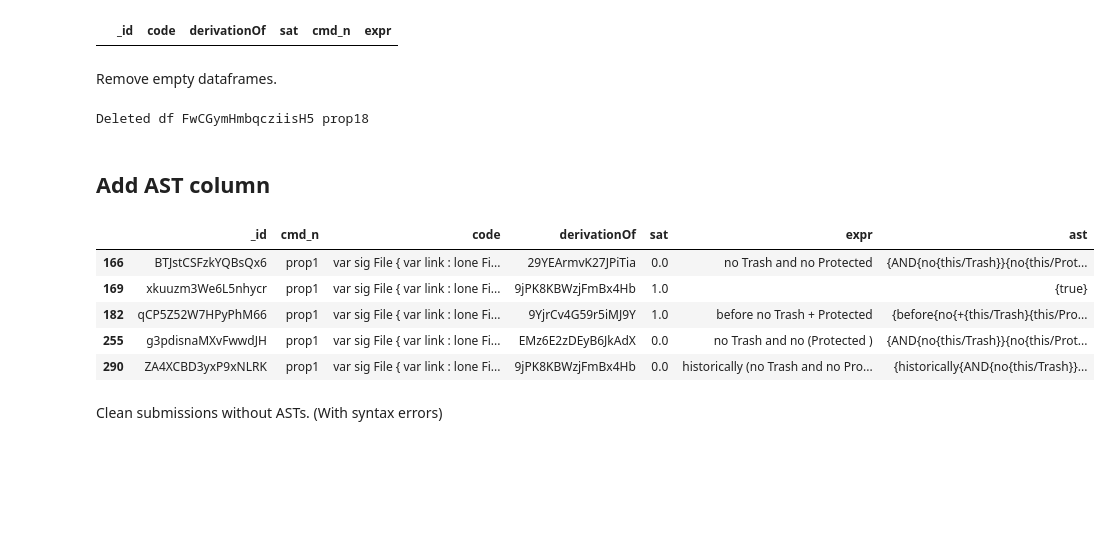
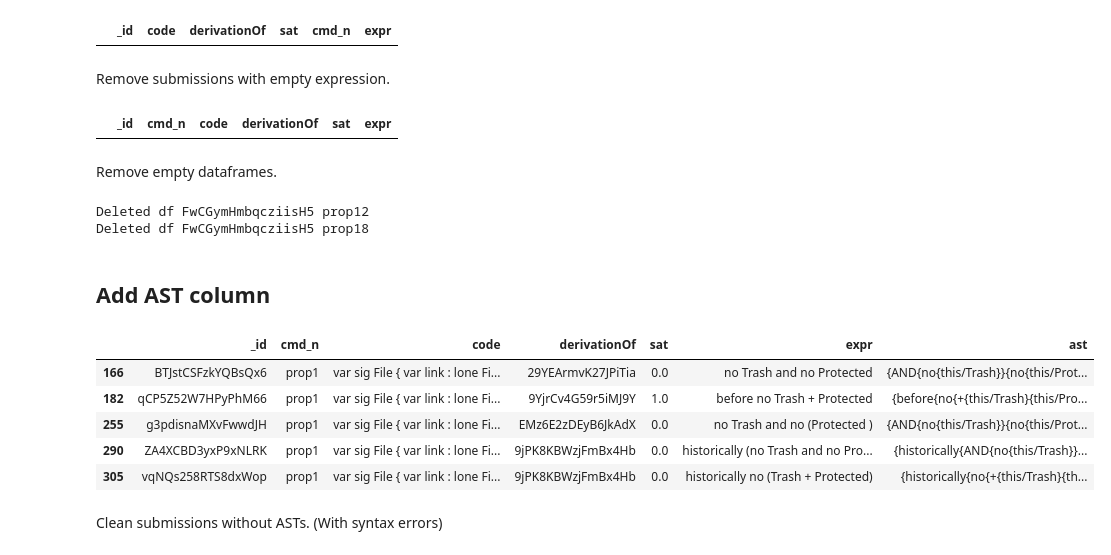
Before and after one commit to anaines14/HiGenA, a Jupyter notebook: data_preparation/notebook.ipynb, the cells around one changed output. Cells and saved outputs as stored; diff of their text form; code cells hidden in the pictures; blank space fills up the shorter version.

Commit message:
✨ (Add): remove empty submissions & add challenge to datasets

```diff
--- a/data_preparation/notebook.ipynb
+++ b/data_preparation/notebook.ipynb
@@ -500,6 +489,28 @@ dfInv4 = allDfs["zRAn69AocpkmxXZnW"]["inv4"]
 dfInv4[dfInv4["expr"].isnull()].head()
 # %% [output]
 |  | _id | code | derivationOf | sat | cmd_n | expr |
+# %% [markdown]
+Remove submissions with empty expression.
+# %%
+def dropEmptySolutions(allDfs):
+    # Drop the rows that are not checks
+    for cmdDfs in allDfs.values():
+        # Iterate over the predicates
+        for df in cmdDfs.values():
+            dfsToDrop = df[(df["expr"] == "")]
+            for index, row in dfsToDrop.iterrows():
+                df = shortCircuit(df, row, index)
+
+    return allDfs
+
+# Remove the rows with empty expressions
+dropEmptySolutions(allDfs)
+
+# Check
+df = allDfs["9jPK8KBWzjFmBx4Hb"]["prop1"]
+df[df["expr"] == ""].head()
+# %% [output]
+|  | _id | cmd_n | code | derivationOf | sat | expr |
 # %% [markdown]
 Remove empty dataframes.
 # %%
@@ -526,6 +537,7 @@ def deleteEmptyDfs(allDfs):
 
 allDfs = deleteEmptyDfs(allDfs)
 # %% [output]
+Deleted df FwCGymHmbqcziisH5 prop12
 Deleted df FwCGymHmbqcziisH5 prop18
 # %% [markdown]
 ## Add AST column
@@ -533,7 +545,7 @@ Deleted df FwCGymHmbqcziisH5 prop18
 def removeLogFile():
     # Remove the log file
     try:
-        os.remove("fails.txt")
+        os.remove("data/badSubmissions/astError.txt")
     except OSError:
         pass
 
@@ -543,7 +555,7 @@ def logError(id, challenge, error, expr):
     # challenge: id of the challenge
     # error: error message
     # expr: expression that failed
-    file = open("fails.txt", "a")
+    file = open("data/badSubmissions/astError.txt", "a")
     file.write("\n- Submission: " + id + " Challenge: " + challenge + " Expr: " + expr + "\n\t" + str(error) + "\n")
     file.close()
 
@@ -569,37 +581,37 @@ def parseExpr(id, expr, fullCode, predID, parsedChallenge, challenge):
         try:
             parsed = str(ASTParser.parse(fullCode, predID))
         except SyntaxError as e:
             logError(id, challenge, e, expr)
         except TypeError as e:
             logError(id, challenge, e, expr)
 
     return parsed
 
 def addASTsColumns(allDfs, parseChallenges):
     # Add the ASTs columns
     # allDfs: dictionary of dataframes for each challenge and each predicate
     # parseChallenges: dictionary of parsed challenges
     # return: dictionary of dataframes for each challenge and each predicate with the ASTs columns
 
     removeLogFile() # Remove the log file if exists
     # Iterate over the challenges
     for challenge, cmdDfs in allDfs.items():
         # Iterate over the submission for each command
         for cmd, df in cmdDfs.items():
             df["ast"] = df[["_id", "expr", "code", "cmd_n"]].apply(lambda x: parseExpr(x["_id"], x["expr"], x["code"], x["cmd_n"], parseChallenges[challenge], challenge), axis=1)
 
 # Add the ASTs columns
 addASTsColumns(allDfs, parsedChallenges)
 
 # Check
 allDfs["9jPK8KBWzjFmBx4Hb"]["prop1"].head()
 # %% [output]
 |  | _id | cmd_n | code | derivationOf | sat | expr | ast |
 | 166 | BTJstCSFzkYQBsQx6 | prop1 | var sig File { var link : lone Fi... | 29YEArmvK27JPiTia | 0.0 | no Trash and no Protected | {AND{no{this/Trash}}{no{this/Prot... |
-| 169 | xkuuzm3We6L5nhycr | prop1 | var sig File { var link : lone Fi... | 9jPK8KBWzjFmBx4Hb | 1.0 |  | {true} |
 | 182 | qCP5Z52W7HPyPhM66 | prop1 | var sig File { var link : lone Fi... | 9YjrCv4G59r5iMJ9Y | 1.0 | before no Trash + Protected | {before{no{+{this/Trash}{this/Pro... |
 | 255 | g3pdisnaMXvFwwdJH | prop1 | var sig File { var link : lone Fi... | EMz6E2zDEyB6JkAdX | 0.0 | no Trash and no (Protected ) | {AND{no{this/Trash}}{no{this/Prot... |
 | 290 | ZA4XCBD3yxP9xNLRK | prop1 | var sig File { var link : lone Fi... | 9jPK8KBWzjFmBx4Hb | 0.0 | historically (no Trash and no Pro... | {historically{AND{no{this/Trash}}... |
+| 305 | vqNQs258RTS8dxWop | prop1 | var sig File { var link : lone Fi... | 9jPK8KBWzjFmBx4Hb | 0.0 | historically no (Trash + Protected) | {historically{no{+{this/Trash}{th... |
 # %% [markdown]
 Clean submissions without ASTs. (With syntax errors)
 # %%
```
Also changed, not shown: parts of 12 cells of this notebook.
